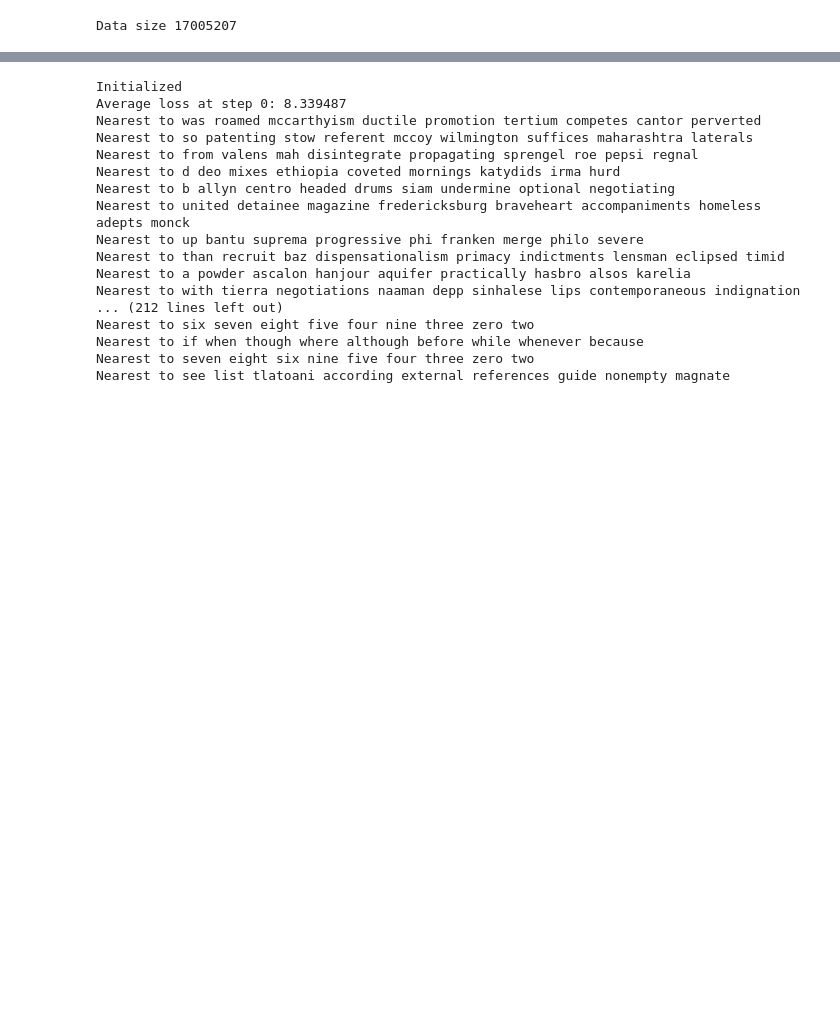
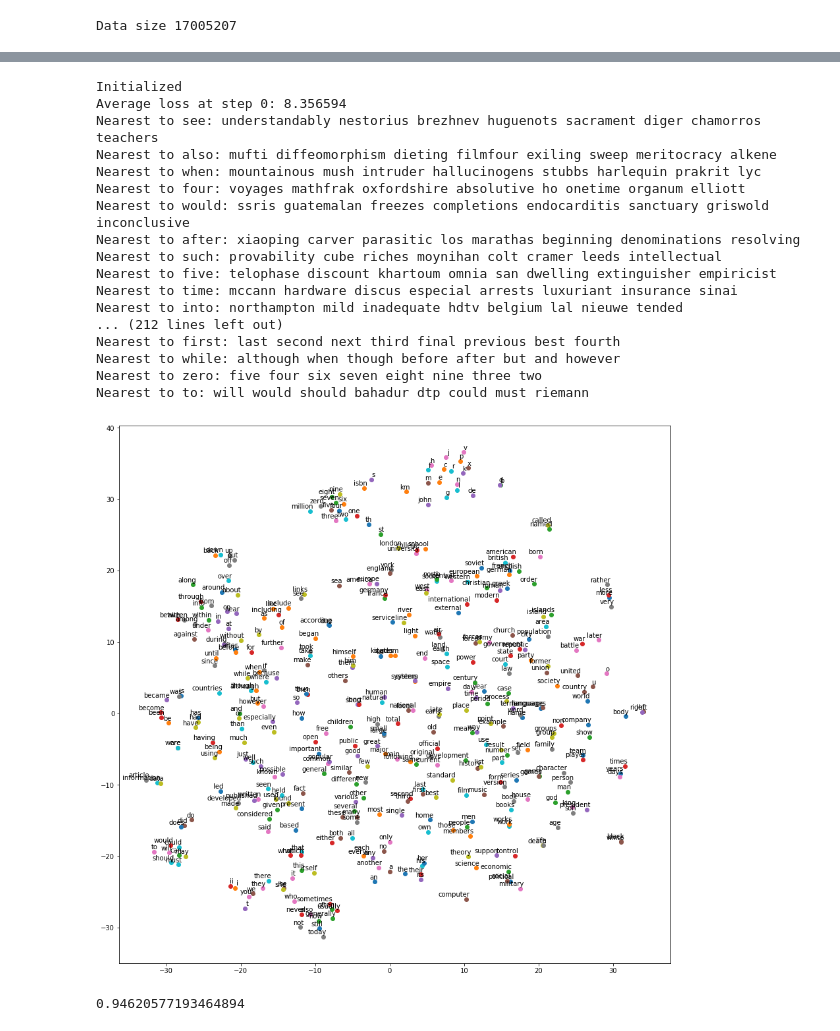
Before and after one commit to HughHugo/Udacity-deep-learning-assignments, a Jupyter notebook: 5_word2vec.ipynb, the cells around one changed output, grey strips where cells are left out. Saved outputs shown, nothing was run; the diff lists cells and outputs as text; code cells hidden in the pictures; blank space fills up the shorter version.

```diff
--- a/5_word2vec.ipynb
+++ b/5_word2vec.ipynb
@@ -15,6 +15,11 @@ from matplotlib import pylab
 from six.moves import range
 from six.moves.urllib.request import urlretrieve
 from sklearn.manifold import TSNE
+# %%
+tf_config = tf.ConfigProto()
+tf_config.gpu_options.allow_growth = True
+tf_config.log_device_placement = True
+tf_config.allow_soft_placement = True
 # %%
 url = 'http://mattmahoney.net/dc/'
 def maybe_download(filename, expected_bytes):
@@ -126,7 +131,7 @@ valid_examples = np.array(random.sample(range(valid_window), valid_size))
 num_sampled = 64
 
 graph = tf.Graph()
-with graph.as_default(), tf.device('/cpu:0'):
+with graph.as_default(), tf.device('/gpu:0'):
     #Input data.
     train_dataset = tf.placeholder(tf.int32, shape = [batch_size])
     train_labels = tf.placeholder(tf.int32, shape = [batch_size, 1])
@@ -155,7 +160,7 @@ with graph.as_default(), tf.device('/cpu:0'):
 # %%
 num_steps = 100001
 
-with tf.Session(graph = graph) as session:
+with tf.Session(graph = graph, config = tf_config) as session:
     tf.global_variables_initializer().run()
     print('Initialized')
     average_loss = 0
@@ -175,7 +180,7 @@ with tf.Session(graph = graph) as session:
                 valid_word = reverse_dictionary[valid_examples[i]]
                 top_k = 8
                 nearest = (-sim[i, :]).argsort()[1:top_k + 1]
-                log = 'Nearest to %s' % valid_word
+                log = 'Nearest to %s:' % valid_word
                 for k in range(top_k):
                     close_word = reverse_dictionary[nearest[k]]
                     log = '%s %s' % (log, close_word)
@@ -183,19 +188,43 @@ with tf.Session(graph = graph) as session:
     final_embeddings = normalized_embeddings.eval()
 # %% [output]
 Initialized
-Average loss at step 0: 8.339487
-Nearest to was roamed mccarthyism ductile promotion tertium competes cantor perverted
-Nearest to so patenting stow referent mccoy wilmington suffices maharashtra laterals
-Nearest to from valens mah disintegrate propagating sprengel roe pepsi regnal
-Nearest to d deo mixes ethiopia coveted mornings katydids irma hurd
-Nearest to b allyn centro headed drums siam undermine optional negotiating
-Nearest to united detainee magazine fredericksburg braveheart accompaniments homeless adepts monck
-Nearest to up bantu suprema progressive phi franken merge philo severe
-Nearest to than recruit baz dispensationalism primacy indictments lensman eclipsed timid
-Nearest to a powder ascalon hanjour aquifer practically hasbro alsos karelia
-Nearest to with tierra negotiations naaman depp sinhalese lips contemporaneous indignation
+Average loss at step 0: 8.356594
+Nearest to see: understandably nestorius brezhnev huguenots sacrament diger chamorros teachers
+Nearest to also: mufti diffeomorphism dieting filmfour exiling sweep meritocracy alkene
+Nearest to when: mountainous mush intruder hallucinogens stubbs harlequin prakrit lyc
+Nearest to four: voyages mathfrak oxfordshire absolutive ho onetime organum elliott
+Nearest to would: ssris guatemalan freezes completions endocarditis sanctuary griswold inconclusive
+Nearest to after: xiaoping carver parasitic los marathas beginning denominations resolving
+Nearest to such: provability cube riches moynihan colt cramer leeds intellectual
+Nearest to five: telophase discount khartoum omnia san dwelling extinguisher empiricist
+Nearest to time: mccann hardware discus especial arrests luxuriant insurance sinai
+Nearest to into: northampton mild inadequate hdtv belgium lal nieuwe tended
 ... (212 lines left out)
-Nearest to six seven eight five four nine three zero two
-Nearest to if when though where although before while whenever because
-Nearest to seven eight six nine five four three zero two
-Nearest to see list tlatoani according external references guide nonempty magnate
+Nearest to first: last second next third final previous best fourth
+Nearest to while: although when though before after but and however
+Nearest to zero: five four six seven eight nine three two
+Nearest to to: will would should bahadur dtp could must riemann
+# %%
+num_points = 400
+
+tsne = TSNE(perplexity = 30, n_components = 2, init = 'pca', n_iter = 500, method = 'exact')
+two_d_embeddings = tsne.fit_transform(final_embeddings[1:num_points+1, :])
+# %%
+def plot(embeddings, labels):
+    assert embeddings.shape[0] >= len(labels)
+    pylab.figure(figsize = (15, 15))
+    for i, label in enumerate(labels):
+        x, y = embeddings[i, :]
+        pylab.scatter(x, y)
+        pylab.annotate(label, xy = (x, y), xytext = (5, 2), textcoords = 'offset points',
+                       ha = 'right', va = 'bottom')
+    pylab.show()
+
+words = [reverse_dictionary[i] for i in range(1, num_points + 1)]
+plot(two_d_embeddings, words)
+# %% [output]
+[figure, added]
+# %%
+tsne.kl_divergence_
+# %% [output]
+0.94620577193464894
```
Also changed, not shown: parts of 2 cells of this notebook.
